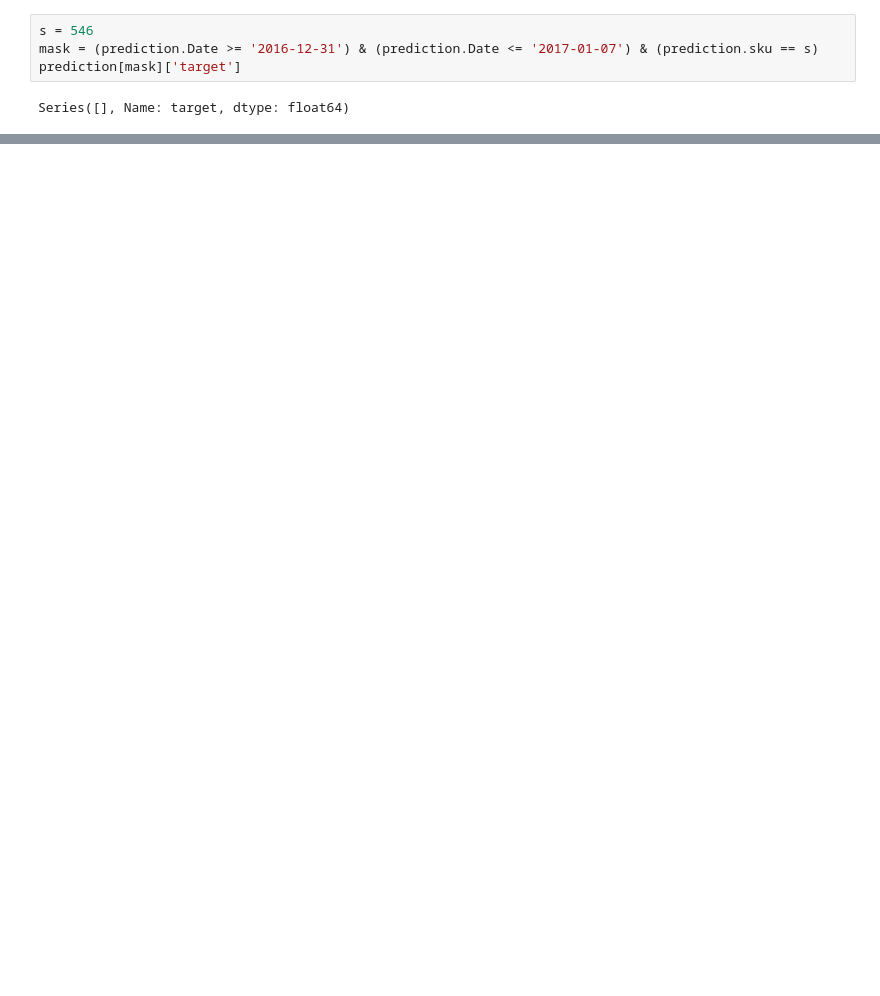
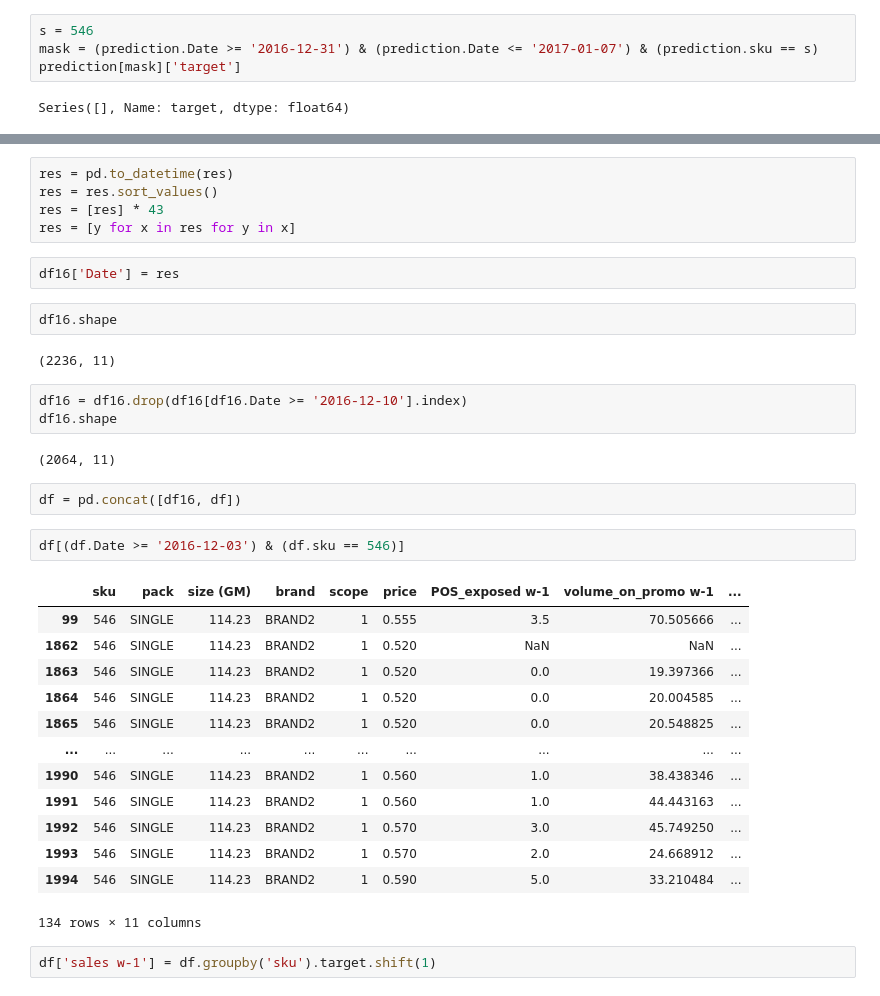
Before and after one commit to tommasofioravanti/DMTMCourseProject, a Jupyter notebook: notebooks/Linear Regressor Model.ipynb, the cells around one changed output, grey strips where cells are left out. Saved outputs shown, nothing was run; the diff lists cells and outputs as text; blank space fills up the shorter version.

```diff
--- a/notebooks/Linear Regressor Model.ipynb
+++ b/notebooks/Linear Regressor Model.ipynb
@@ -208,0 +391,36 @@ mapes
+# %%
+res = pd.to_datetime(res)
+res = res.sort_values()
+res = [res] * 43
+res = [y for x in res for y in x]
+# %%
+df16['Date'] = res
+# %%
+df16.shape
+# %% [output]
+(2236, 11)
+# %%
+df16 = df16.drop(df16[df16.Date >= '2016-12-10'].index)
+df16.shape
+# %% [output]
+(2064, 11)
+# %%
+df = pd.concat([df16, df])
+# %%
+df[(df.Date >= '2016-12-03') & (df.sku == 546)]
+# %% [output]
+|  | sku | pack | size (GM) | brand | scope | price | POS_exposed w-1 | volume_on_promo w-1 | ... |
+| 99 | 546 | SINGLE | 114.23 | BRAND2 | 1 | 0.555 | 3.5 | 70.505666 | ... |
+| 1862 | 546 | SINGLE | 114.23 | BRAND2 | 1 | 0.520 | NaN | NaN | ... |
+| 1863 | 546 | SINGLE | 114.23 | BRAND2 | 1 | 0.520 | 0.0 | 19.397366 | ... |
+| 1864 | 546 | SINGLE | 114.23 | BRAND2 | 1 | 0.520 | 0.0 | 20.004585 | ... |
+| 1865 | 546 | SINGLE | 114.23 | BRAND2 | 1 | 0.520 | 0.0 | 20.548825 | ... |
+| ... | ... | ... | ... | ... | ... | ... | ... | ... | ... |
+| 1990 | 546 | SINGLE | 114.23 | BRAND2 | 1 | 0.560 | 1.0 | 38.438346 | ... |
+| 1991 | 546 | SINGLE | 114.23 | BRAND2 | 1 | 0.560 | 1.0 | 44.443163 | ... |
+| 1992 | 546 | SINGLE | 114.23 | BRAND2 | 1 | 0.570 | 3.0 | 45.749250 | ... |
+| 1993 | 546 | SINGLE | 114.23 | BRAND2 | 1 | 0.570 | 2.0 | 24.668912 | ... |
+| 1994 | 546 | SINGLE | 114.23 | BRAND2 | 1 | 0.590 | 5.0 | 33.210484 | ... |
+134 rows × 11 columns
+# %%
+df['sales w-1'] = df.groupby('sku').target.shift(1)
```
Also changed, not shown: parts of 33 cells of this notebook, 6 other files.
